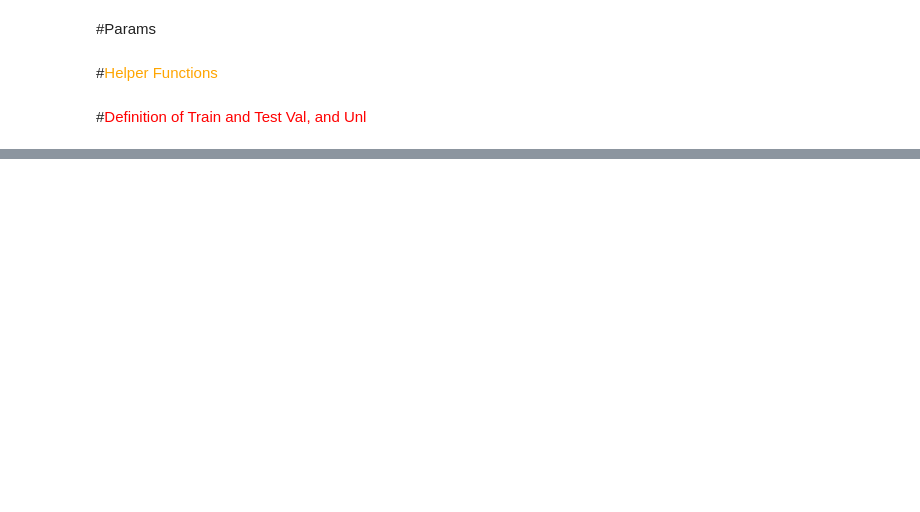
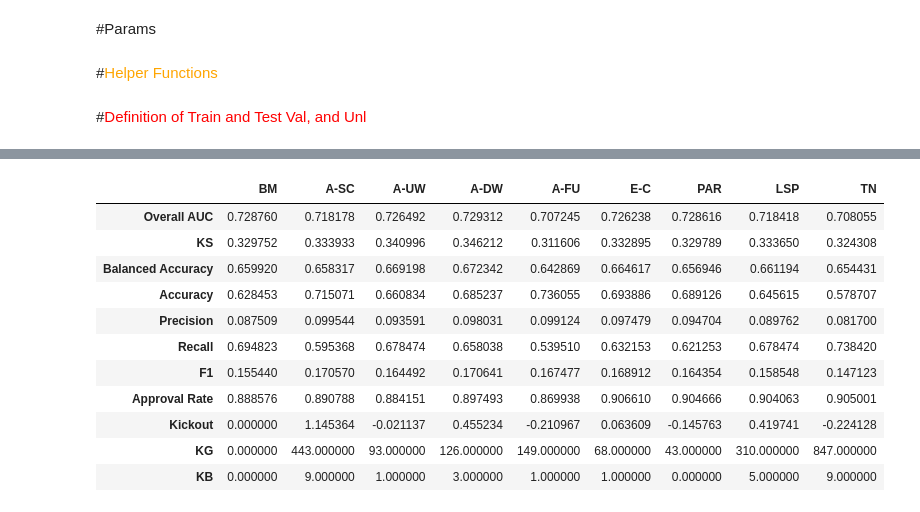
Before and after one commit to hiaac-finance/credit_pipeline, a Jupyter notebook: examples/Model_Pipeline_Functions_Pessoal_V21_K_fold.ipynb, the cells around one changed output, grey strips where cells are left out. Cells and saved outputs as stored; diff of their text form; code cells hidden in the pictures; blank space fills up the shorter version.

```diff
--- a/examples/Model_Pipeline_Functions_Pessoal_V21_K_fold.ipynb
+++ b/examples/Model_Pipeline_Functions_Pessoal_V21_K_fold.ipynb
@@ -180 +231,16 @@ mean_metrics
+# %%
+metrics_dict[0]
+# %% [output]
+|  | BM | A-SC | A-UW | A-DW | A-FU | E-C | PAR | LSP | TN |
+| Overall AUC | 0.728760 | 0.718178 | 0.726492 | 0.729312 | 0.707245 | 0.726238 | 0.728616 | 0.718418 | 0.708055 |
+| KS | 0.329752 | 0.333933 | 0.340996 | 0.346212 | 0.311606 | 0.332895 | 0.329789 | 0.333650 | 0.324308 |
+| Balanced Accuracy | 0.659920 | 0.658317 | 0.669198 | 0.672342 | 0.642869 | 0.664617 | 0.656946 | 0.661194 | 0.654431 |
+| Accuracy | 0.628453 | 0.715071 | 0.660834 | 0.685237 | 0.736055 | 0.693886 | 0.689126 | 0.645615 | 0.578707 |
+| Precision | 0.087509 | 0.099544 | 0.093591 | 0.098031 | 0.099124 | 0.097479 | 0.094704 | 0.089762 | 0.081700 |
+| Recall | 0.694823 | 0.595368 | 0.678474 | 0.658038 | 0.539510 | 0.632153 | 0.621253 | 0.678474 | 0.738420 |
+| F1 | 0.155440 | 0.170570 | 0.164492 | 0.170641 | 0.167477 | 0.168912 | 0.164354 | 0.158548 | 0.147123 |
+| Approval Rate | 0.888576 | 0.890788 | 0.884151 | 0.897493 | 0.869938 | 0.906610 | 0.904666 | 0.904063 | 0.905001 |
+| Kickout | 0.000000 | 1.145364 | -0.021137 | 0.455234 | -0.210967 | 0.063609 | -0.145763 | 0.419741 | -0.224128 |
+| KG | 0.000000 | 443.000000 | 93.000000 | 126.000000 | 149.000000 | 68.000000 | 43.000000 | 310.000000 | 847.000000 |
+| KB | 0.000000 | 9.000000 | 1.000000 | 3.000000 | 1.000000 | 1.000000 | 0.000000 | 5.000000 | 9.000000 |
 # %%
```
Also changed, not shown: parts of 19 cells of this notebook, 6 other files.
